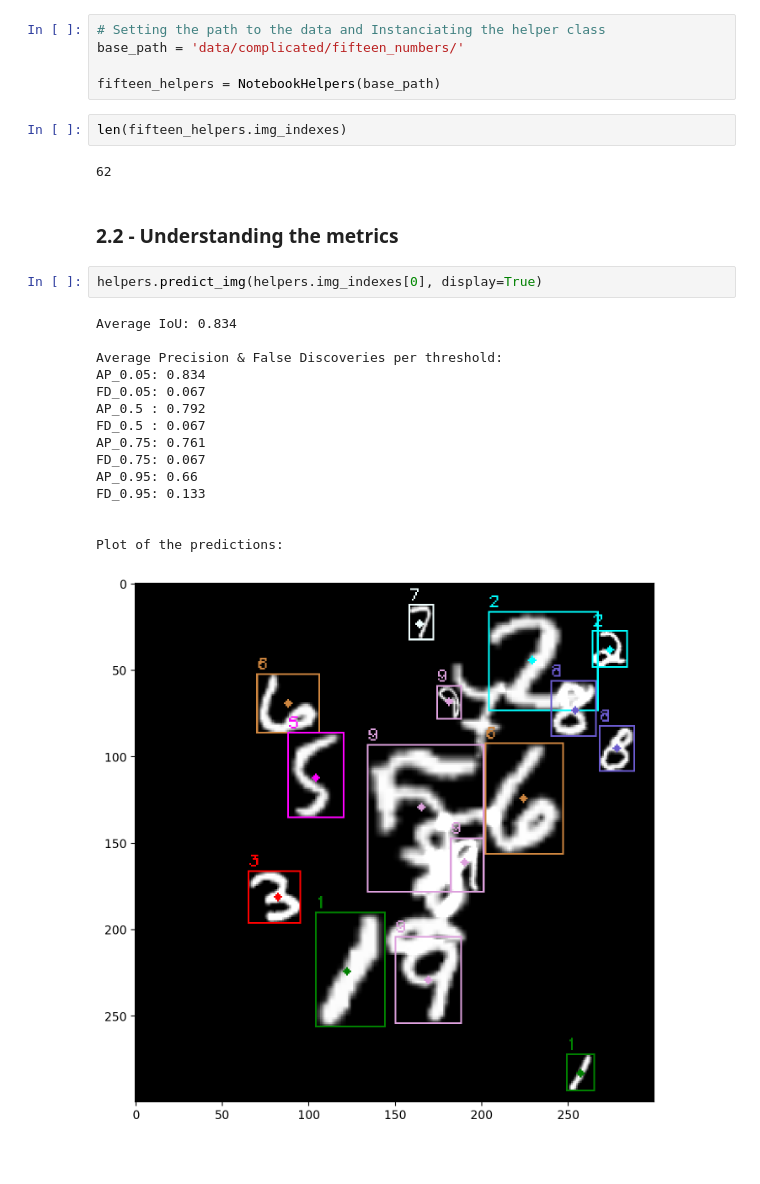
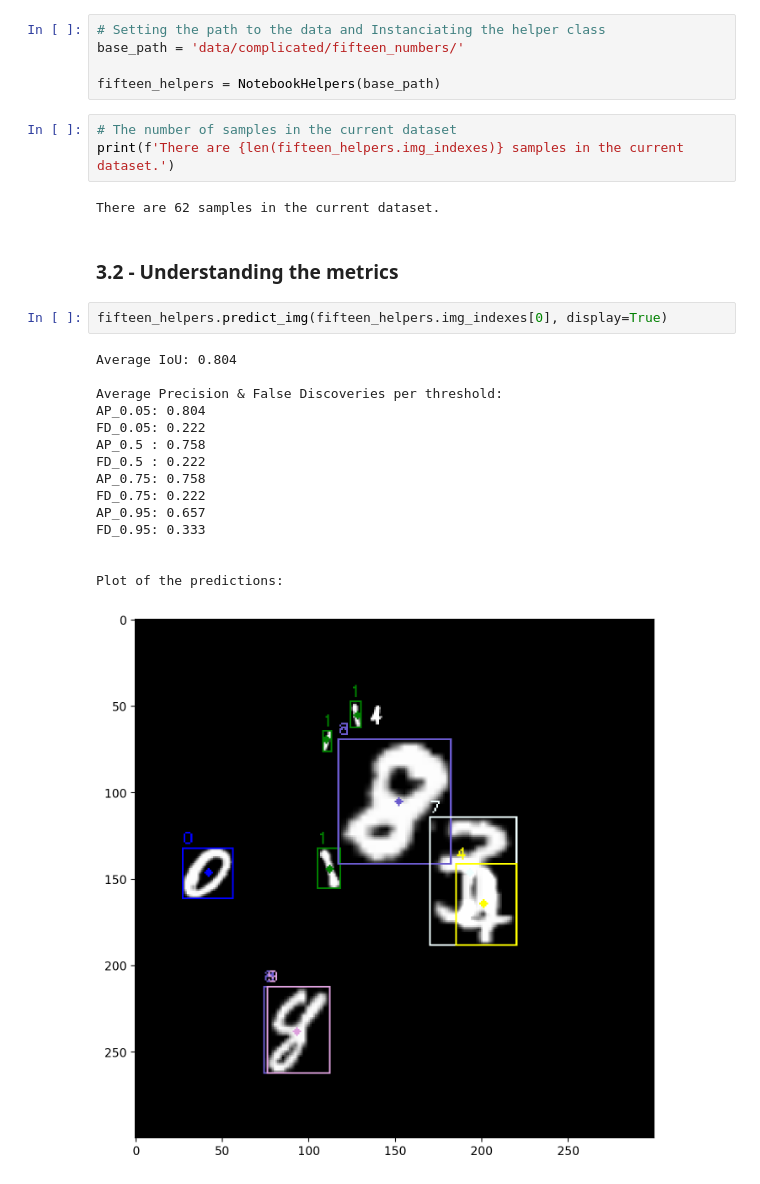
Before and after one commit to yxyfer/DNN-centerNet, a Jupyter notebook: jupyter/centernet_shortcomings.ipynb, the cells around one changed output. Drawn from its saved outputs; the diff is of its cells as text.

```diff
--- a/jupyter/centernet_shortcomings.ipynb
+++ b/jupyter/centernet_shortcomings.ipynb
@@ -30,28 +92,29 @@ from jupyter.notebook_helpers import NotebookHelpers
 base_path = 'data/complicated/fifteen_numbers/'
 
 fifteen_helpers = NotebookHelpers(base_path)
-# %%
-len(fifteen_helpers.img_indexes)
-# %% [output]
-62
+# %%
+# The number of samples in the current dataset
+print(f'There are {len(fifteen_helpers.img_indexes)} samples in the current dataset.')
+# %% [output]
+There are 62 samples in the current dataset.
 # %% [markdown]
-### 2.2 - Understanding the metrics
+### 3.2 - Understanding the metrics
 # %%
-helpers.predict_img(helpers.img_indexes[0], display=True)
+fifteen_helpers.predict_img(fifteen_helpers.img_indexes[0], display=True)
 # %% [output]
-Average IoU: 0.834
+Average IoU: 0.804
 
 Average Precision & False Discoveries per threshold:
-AP_0.05: 0.834
-FD_0.05: 0.067
-AP_0.5 : 0.792
-FD_0.5 : 0.067
-AP_0.75: 0.761
-FD_0.75: 0.067
-AP_0.95: 0.66
-FD_0.95: 0.133
+AP_0.05: 0.804
+FD_0.05: 0.222
+AP_0.5 : 0.758
+FD_0.5 : 0.222
+AP_0.75: 0.758
+FD_0.75: 0.222
+AP_0.95: 0.657
+FD_0.95: 0.333
 
 
 Plot of the predictions:
-[figure, old version]
+[figure, new version]
 # %% [markdown]
```
Also changed, not shown: parts of 23 cells of this notebook, 1 other file.
